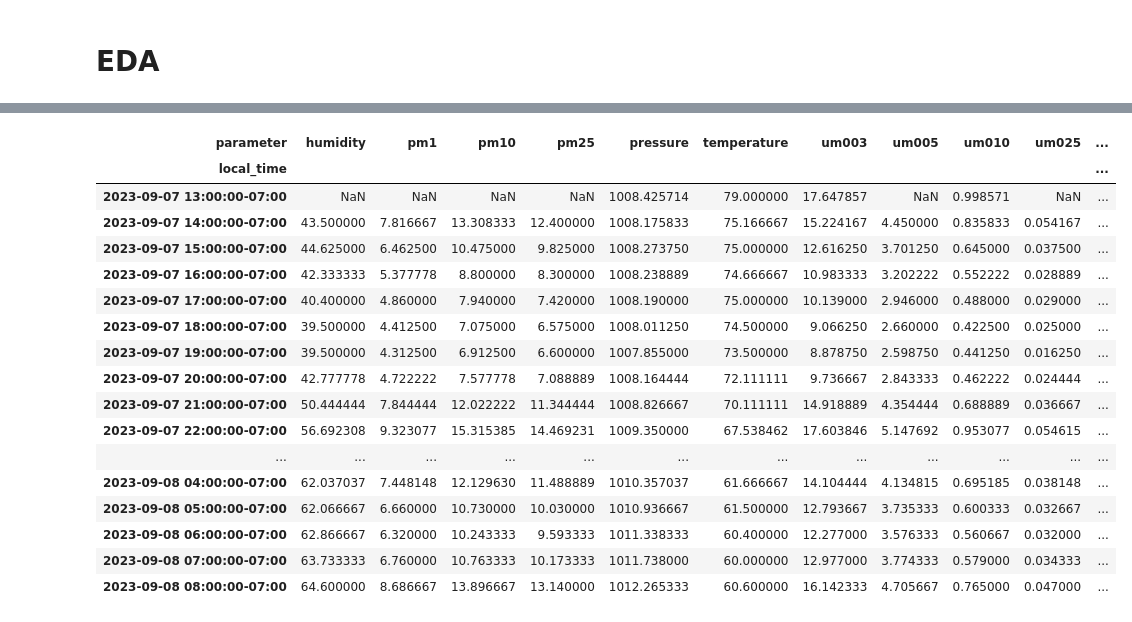
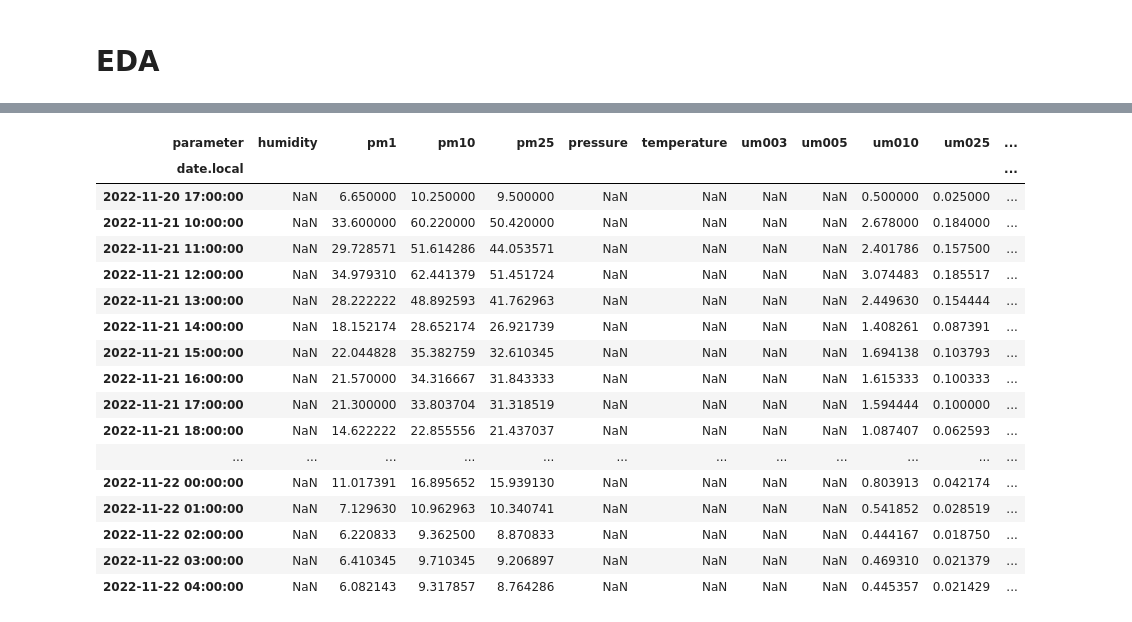
Before and after one commit to beltran-oscar/ETL-pipeline-ML, a Jupyter notebook: src/notebooks/extract.ipynb, the cells around one changed output, grey strips where cells are left out. Saved outputs shown, nothing was run; the diff lists cells and outputs as text; code cells hidden in the pictures.

```diff
--- a/src/notebooks/extract.ipynb
+++ b/src/notebooks/extract.ipynb
@@ -61,0 +1,19 @@ memory usage: 1.0+ MB
+# %%
+import requests
+import pandas as pd
+import os
+import duckdb
+import seaborn as sns
+import matplotlib.pyplot as plt
+from datetime import datetime
+import pytz
+from dotenv import load_dotenv
+
+# Setting pandas to display all columns and rows
+pd.set_option('display.max_rows', None)
+pd.set_option('display.max_columns', None)
+
+
+# Load API key from .env file
+load_dotenv('.env')
+api_key = os.getenv('API_KEY')
@@ -61,0 +95,4 @@ memory usage: 1.0+ MB
+# %%
+# Call extract function
+df = extract(api_key)
+df.info()
@@ -296,27 +344,27 @@ for par in df['parameter'].unique():
 
 #pm25.head()
 # %%
-pivoted_df = df.pivot_table(index=df['local_time'], columns='parameter', values='value')
+pivoted_df = df.pivot_table(index=df['date.local'], columns='parameter', values='value')
 pivoted_df.head(20)
 # %% [output]
 | parameter | humidity | pm1 | pm10 | pm25 | pressure | temperature | um003 | um005 | um010 | um025 | ... |
-| local_time |  |  |  |  |  |  |  |  |  |  | ... |
-| 2023-09-07 13:00:00-07:00 | NaN | NaN | NaN | NaN | 1008.425714 | 79.000000 | 17.647857 | NaN | 0.998571 | NaN | ... |
-| 2023-09-07 14:00:00-07:00 | 43.500000 | 7.816667 | 13.308333 | 12.400000 | 1008.175833 | 75.166667 | 15.224167 | 4.450000 | 0.835833 | 0.054167 | ... |
-| 2023-09-07 15:00:00-07:00 | 44.625000 | 6.462500 | 10.475000 | 9.825000 | 1008.273750 | 75.000000 | 12.616250 | 3.701250 | 0.645000 | 0.037500 | ... |
-| 2023-09-07 16:00:00-07:00 | 42.333333 | 5.377778 | 8.800000 | 8.300000 | 1008.238889 | 74.666667 | 10.983333 | 3.202222 | 0.552222 | 0.028889 | ... |
-| 2023-09-07 17:00:00-07:00 | 40.400000 | 4.860000 | 7.940000 | 7.420000 | 1008.190000 | 75.000000 | 10.139000 | 2.946000 | 0.488000 | 0.029000 | ... |
-| 2023-09-07 18:00:00-07:00 | 39.500000 | 4.412500 | 7.075000 | 6.575000 | 1008.011250 | 74.500000 | 9.066250 | 2.660000 | 0.422500 | 0.025000 | ... |
-| 2023-09-07 19:00:00-07:00 | 39.500000 | 4.312500 | 6.912500 | 6.600000 | 1007.855000 | 73.500000 | 8.878750 | 2.598750 | 0.441250 | 0.016250 | ... |
-| 2023-09-07 20:00:00-07:00 | 42.777778 | 4.722222 | 7.577778 | 7.088889 | 1008.164444 | 72.111111 | 9.736667 | 2.843333 | 0.462222 | 0.024444 | ... |
-| 2023-09-07 21:00:00-07:00 | 50.444444 | 7.844444 | 12.022222 | 11.344444 | 1008.826667 | 70.111111 | 14.918889 | 4.354444 | 0.688889 | 0.036667 | ... |
-| 2023-09-07 22:00:00-07:00 | 56.692308 | 9.323077 | 15.315385 | 14.469231 | 1009.350000 | 67.538462 | 17.603846 | 5.147692 | 0.953077 | 0.054615 | ... |
+| date.local |  |  |  |  |  |  |  |  |  |  | ... |
+| 2022-11-20 17:00:00 | NaN | 6.650000 | 10.250000 | 9.500000 | NaN | NaN | NaN | NaN | 0.500000 | 0.025000 | ... |
+| 2022-11-21 10:00:00 | NaN | 33.600000 | 60.220000 | 50.420000 | NaN | NaN | NaN | NaN | 2.678000 | 0.184000 | ... |
+| 2022-11-21 11:00:00 | NaN | 29.728571 | 51.614286 | 44.053571 | NaN | NaN | NaN | NaN | 2.401786 | 0.157500 | ... |
+| 2022-11-21 12:00:00 | NaN | 34.979310 | 62.441379 | 51.451724 | NaN | NaN | NaN | NaN | 3.074483 | 0.185517 | ... |
+| 2022-11-21 13:00:00 | NaN | 28.222222 | 48.892593 | 41.762963 | NaN | NaN | NaN | NaN | 2.449630 | 0.154444 | ... |
+| 2022-11-21 14:00:00 | NaN | 18.152174 | 28.652174 | 26.921739 | NaN | NaN | NaN | NaN | 1.408261 | 0.087391 | ... |
+| 2022-11-21 15:00:00 | NaN | 22.044828 | 35.382759 | 32.610345 | NaN | NaN | NaN | NaN | 1.694138 | 0.103793 | ... |
+| 2022-11-21 16:00:00 | NaN | 21.570000 | 34.316667 | 31.843333 | NaN | NaN | NaN | NaN | 1.615333 | 0.100333 | ... |
+| 2022-11-21 17:00:00 | NaN | 21.300000 | 33.803704 | 31.318519 | NaN | NaN | NaN | NaN | 1.594444 | 0.100000 | ... |
+| 2022-11-21 18:00:00 | NaN | 14.622222 | 22.855556 | 21.437037 | NaN | NaN | NaN | NaN | 1.087407 | 0.062593 | ... |
 | ... | ... | ... | ... | ... | ... | ... | ... | ... | ... | ... | ... |
-| 2023-09-08 04:00:00-07:00 | 62.037037 | 7.448148 | 12.129630 | 11.488889 | 1010.357037 | 61.666667 | 14.104444 | 4.134815 | 0.695185 | 0.038148 | ... |
-| 2023-09-08 05:00:00-07:00 | 62.066667 | 6.660000 | 10.730000 | 10.030000 | 1010.936667 | 61.500000 | 12.793667 | 3.735333 | 0.600333 | 0.032667 | ... |
-| 2023-09-08 06:00:00-07:00 | 62.866667 | 6.320000 | 10.243333 | 9.593333 | 1011.338333 | 60.400000 | 12.277000 | 3.576333 | 0.560667 | 0.032000 | ... |
-| 2023-09-08 07:00:00-07:00 | 63.733333 | 6.760000 | 10.763333 | 10.173333 | 1011.738000 | 60.000000 | 12.977000 | 3.774333 | 0.579000 | 0.034333 | ... |
-| 2023-09-08 08:00:00-07:00 | 64.600000 | 8.686667 | 13.896667 | 13.140000 | 1012.265333 | 60.600000 | 16.142333 | 4.705667 | 0.765000 | 0.047000 | ... |
+| 2022-11-22 00:00:00 | NaN | 11.017391 | 16.895652 | 15.939130 | NaN | NaN | NaN | NaN | 0.803913 | 0.042174 | ... |
+| 2022-11-22 01:00:00 | NaN | 7.129630 | 10.962963 | 10.340741 | NaN | NaN | NaN | NaN | 0.541852 | 0.028519 | ... |
+| 2022-11-22 02:00:00 | NaN | 6.220833 | 9.362500 | 8.870833 | NaN | NaN | NaN | NaN | 0.444167 | 0.018750 | ... |
+| 2022-11-22 03:00:00 | NaN | 6.410345 | 9.710345 | 9.206897 | NaN | NaN | NaN | NaN | 0.469310 | 0.021379 | ... |
+| 2022-11-22 04:00:00 | NaN | 6.082143 | 9.317857 | 8.764286 | NaN | NaN | NaN | NaN | 0.445357 | 0.021429 | ... |
 # %%
 corr_matrix = pivoted_df.corr()
 plt.figure(figsize=(19, 15))
```
Also changed, not shown: parts of 20 cells of this notebook.
